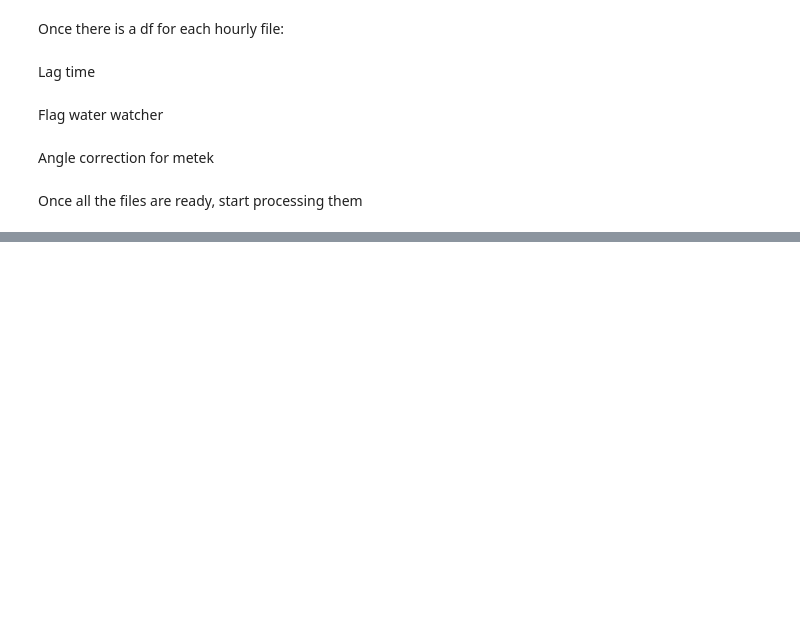
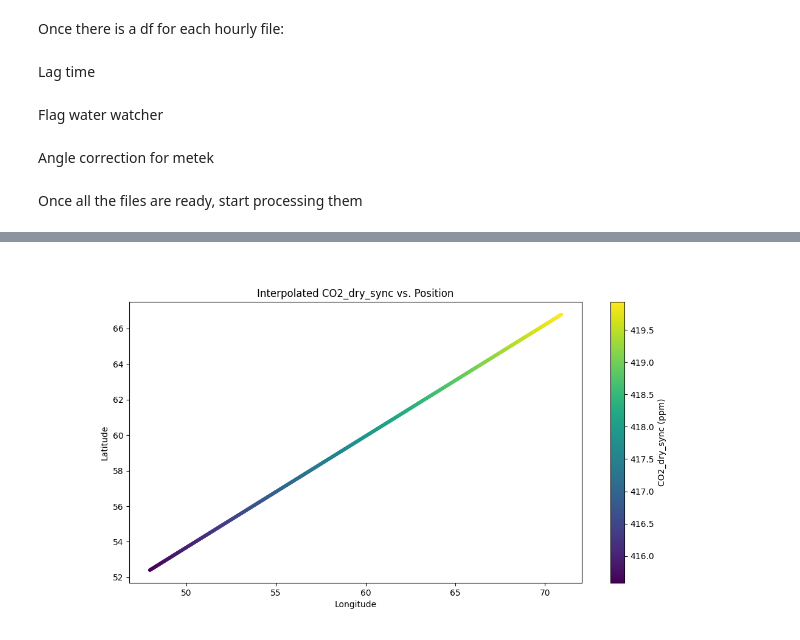
Before and after one commit to irene146/SDA_IMC, a Jupyter notebook: L0_SDA_notebook.ipynb, the cells around one changed output, grey strips where cells are left out. Drawn from its saved outputs; the diff is of its cells as text; code cells hidden in the pictures; blank space fills up the shorter version.

```diff
--- a/L0_SDA_notebook.ipynb
+++ b/L0_SDA_notebook.ipynb
@@ -1153,0 +1241,33 @@ df_pml_winds = pd.read_csv('D:/PICCOLO/data\CO2 flux system/L0_test/Ship_WindsFo
+# %%
+from scipy.interpolate import griddata
+
+# Create new latitude and longitude points with linear spacing
+new_lat = np.linspace(df_all['latitude'].min(), df_all['latitude'].max(), 1000)
+new_lon = np.linspace(df_all['longitude'].min(), df_all['longitude'].max(), 1000)
+
+
+co2 = np.linspace(df_all['CO2_dry_sync'].min(), df_all['CO2_dry_sync'].max(), 1000)
+
+
+# Create new interpolated dataframe
+df_interpolated = pd.DataFrame({
+    'latitude': new_lat.flatten(),
+    'longitude': new_lon.flatten(),
+    'CO2_dry_sync': co2.flatten()
+}).dropna()  # Remove NaN values from interpolation
+
+# Plot the interpolated data
+plt.figure(figsize=(12, 6))
+scatter = plt.scatter(df_interpolated['longitude'],
+                     df_interpolated['latitude'],
+                     c=df_interpolated['CO2_dry_sync'],
+                     cmap='viridis',
+                     marker='o',
+                     s=10)  # Smaller point size for denser plot
+plt.colorbar(scatter, label='CO2_dry_sync (ppm)')
+plt.xlabel('Longitude')
+plt.ylabel('Latitude')
+plt.title('Interpolated CO2_dry_sync vs. Position')
+plt.show()
+# %% [output]
+[figure, added]
```
Also changed, not shown: parts of 11 cells of this notebook.
